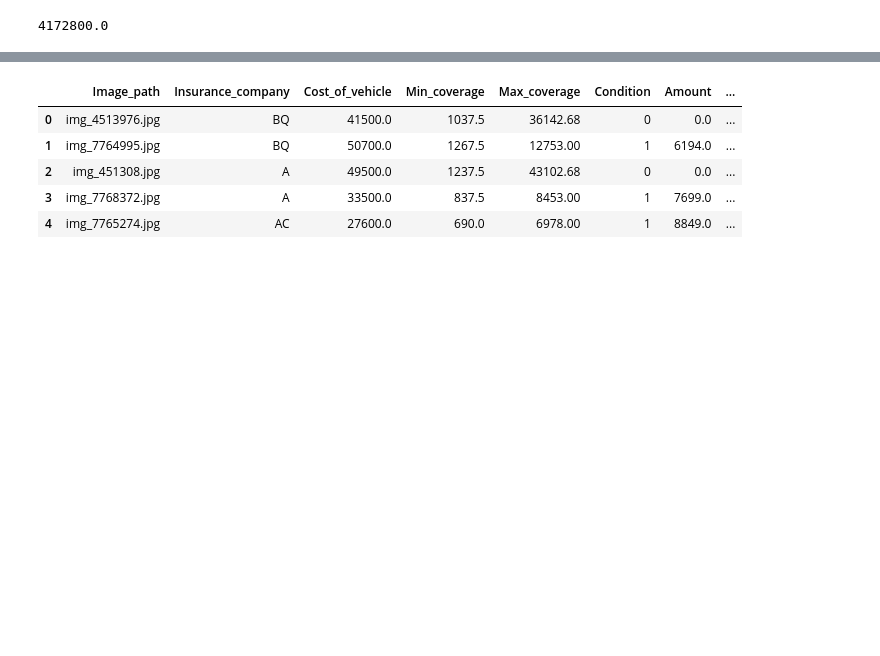
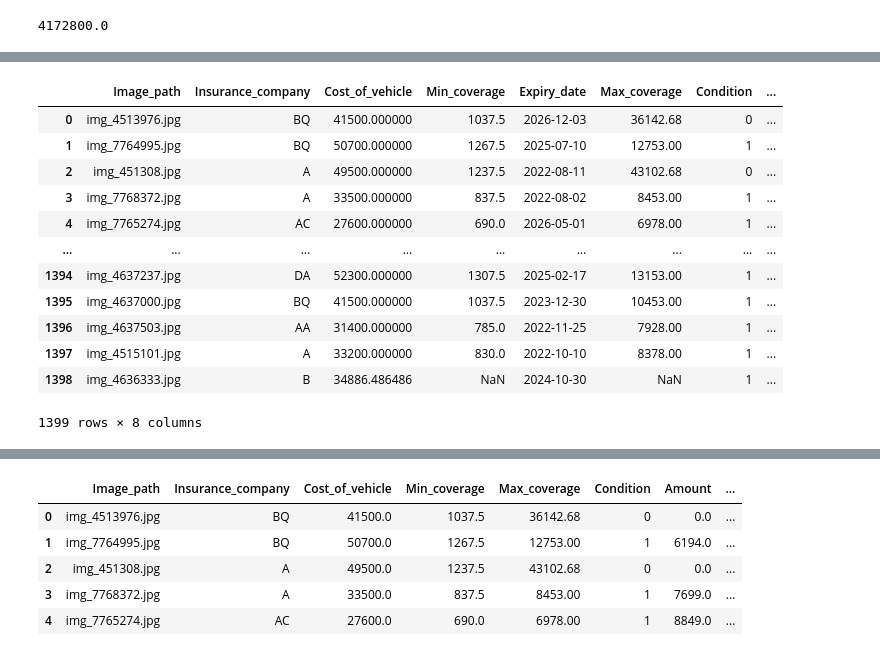
Before and after one commit to moriagr/ML_final_Project, a Jupyter notebook: car_insurance_1.ipynb, the cells around one changed output, grey strips where cells are left out. Drawn from its saved outputs; the diff is of its cells as text; code cells hidden in the pictures; blank space fills up the shorter version.

```diff
--- a/car_insurance_1.ipynb
+++ b/car_insurance_1.ipynb
@@ -412,3 +383,14 @@ for i in range(0, len(df)):
+# %%
+def sum_of_cost(column_name_check, column_name, df):
+    sum = np.zeros(11)
+    for i in range(0, len(df)):
+        if (pd.isnull(df[column_name_check][i])== False):
+            for index, company in enumerate(Insurance_company_unique):
+                if df[column_name][i] == company:
+                    sum[index] = sum[index] + df[column_name_check][i]
+    return sum
+# %%
+sum = sum_of_cost('Cost_of_vehicle', 'Insurance_company', df)
 # %%
 sum[10]
 # %% [output]
@@ -609,0 +398,26 @@ See the caveats in the documentation: https://pandas.pydata.org/pandas-docs/stab
+# %%
+def calculate_average(column_name, column_name_check, sum, df):
+    for i in range(0, len(df)):
+        if (pd.isnull(df[column_name][i]) == True):
+            for index, company in enumerate(Insurance_company_unique):
+                if df[column_name_check][i] == company:
+                    df[column_name][i] = sum[index] / Insurance_company_count[company]
+    return df
+# %%
+df = calculate_average( 'Cost_of_vehicle', 'Insurance_company', sum, df)
+# %%
+df
+# %% [output]
+|  | Image_path | Insurance_company | Cost_of_vehicle | Min_coverage | Expiry_date | Max_coverage | Condition | ... |
+| 0 | img_4513976.jpg | BQ | 41500.000000 | 1037.5 | 2026-12-03 | 36142.68 | 0 | ... |
+| 1 | img_7764995.jpg | BQ | 50700.000000 | 1267.5 | 2025-07-10 | 12753.00 | 1 | ... |
+| 2 | img_451308.jpg | A | 49500.000000 | 1237.5 | 2022-08-11 | 43102.68 | 0 | ... |
+| 3 | img_7768372.jpg | A | 33500.000000 | 837.5 | 2022-08-02 | 8453.00 | 1 | ... |
+| 4 | img_7765274.jpg | AC | 27600.000000 | 690.0 | 2026-05-01 | 6978.00 | 1 | ... |
+| ... | ... | ... | ... | ... | ... | ... | ... | ... |
+| 1394 | img_4637237.jpg | DA | 52300.000000 | 1307.5 | 2025-02-17 | 13153.00 | 1 | ... |
+| 1395 | img_4637000.jpg | BQ | 41500.000000 | 1037.5 | 2023-12-30 | 10453.00 | 1 | ... |
+| 1396 | img_4637503.jpg | AA | 31400.000000 | 785.0 | 2022-11-25 | 7928.00 | 1 | ... |
+| 1397 | img_4515101.jpg | A | 33200.000000 | 830.0 | 2022-10-10 | 8378.00 | 1 | ... |
+| 1398 | img_4636333.jpg | B | 34886.486486 | NaN | 2024-10-30 | NaN | 1 | ... |
+1399 rows × 8 columns
```
Also changed, not shown: parts of 23 cells of this notebook.
